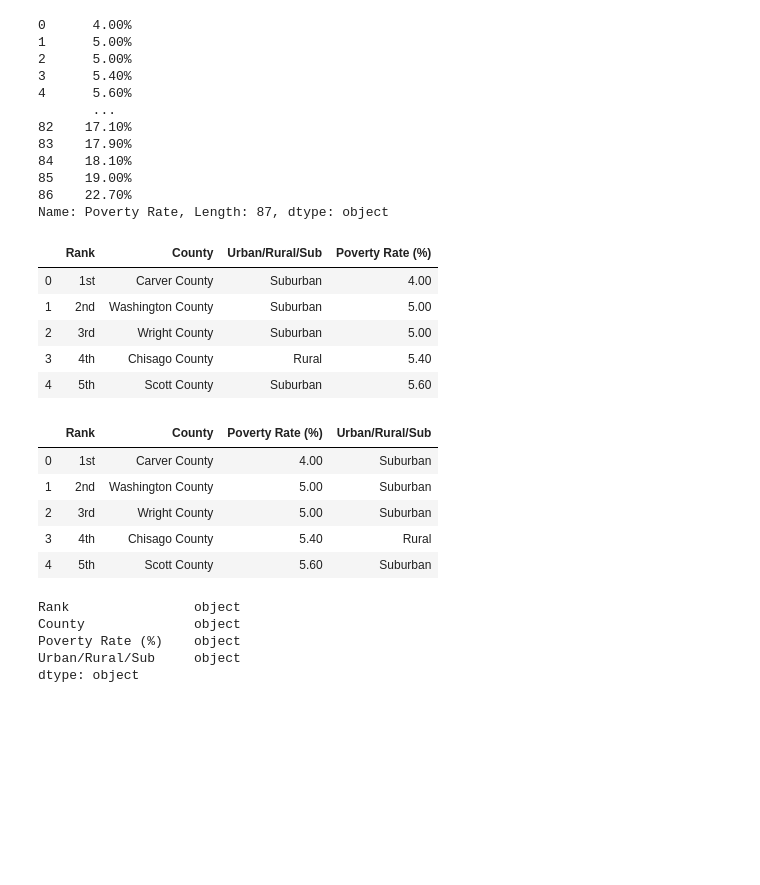
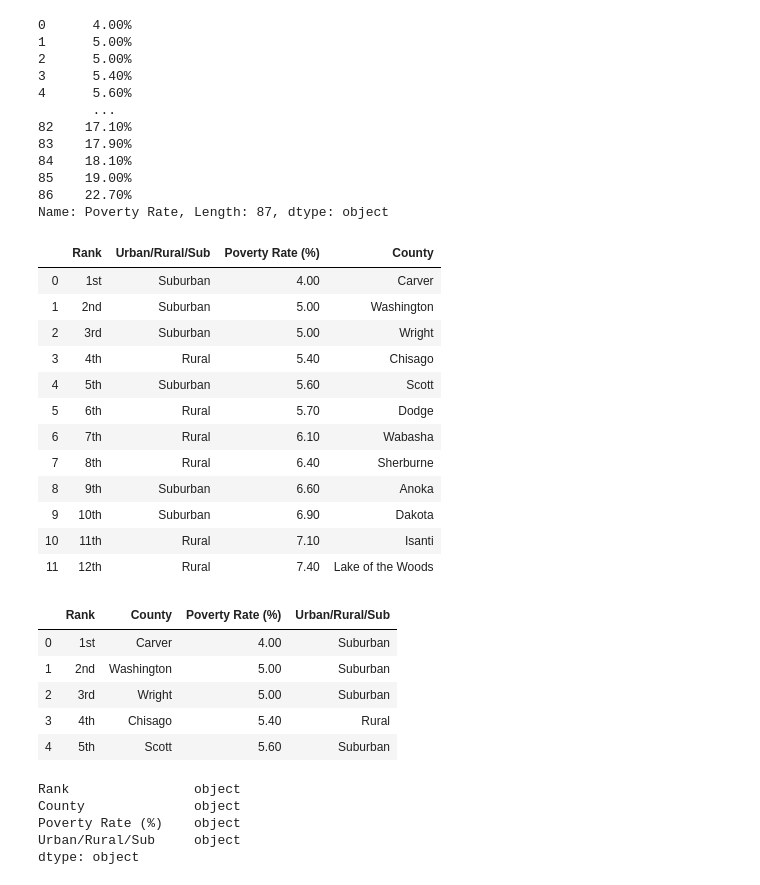
Before and after one commit to bkaczmarczik28/MN-Drinking-Water-Quality, a Jupyter notebook: PovertyByCounty.ipynb, the cells around one changed output. Drawn from its saved outputs; the diff is of its cells as text; code cells hidden in the pictures; blank space fills up the shorter version.

```diff
--- a/PovertyByCounty.ipynb
+++ b/PovertyByCounty.ipynb
@@ -31,33 +31,47 @@ county_pov_df["Poverty Rate"]
 Name: Poverty Rate, Length: 87, dtype: object
 # %%
 pov_rate = []
+county = []
 for i in range(len(county_pov_df)):
     county_pov_int = county_pov_df["Poverty Rate"][i]
+    county_str = county_pov_df["County"][i]
     county_pov_int = county_pov_int.split("%")[0]
+    county_str = county_str.split(" County")[0]
     pov_rate.append(county_pov_int)
+    county.append(county_str)
 # %%
 county_pov_df = county_pov_df.drop(columns=["Poverty Rate"],axis=1)
+# %%
+county_pov_df = county_pov_df.drop(columns=["County"],axis=1)
 # %%
 county_pov_df["Poverty Rate (%)"] = pov_rate
-county_pov_df.head()
+county_pov_df["County"] = county
+county_pov_df.head(12)
 # %% [output]
-|  | Rank | County | Urban/Rural/Sub | Poverty Rate (%) |
-| 0 | 1st | Carver County | Suburban | 4.00 |
-| 1 | 2nd | Washington County | Suburban | 5.00 |
-| 2 | 3rd | Wright County | Suburban | 5.00 |
-| 3 | 4th | Chisago County | Rural | 5.40 |
-| 4 | 5th | Scott County | Suburban | 5.60 |
+|  | Rank | Urban/Rural/Sub | Poverty Rate (%) | County |
+| 0 | 1st | Suburban | 4.00 | Carver |
+| 1 | 2nd | Suburban | 5.00 | Washington |
+| 2 | 3rd | Suburban | 5.00 | Wright |
+| 3 | 4th | Rural | 5.40 | Chisago |
+| 4 | 5th | Suburban | 5.60 | Scott |
+| 5 | 6th | Rural | 5.70 | Dodge |
+| 6 | 7th | Rural | 6.10 | Wabasha |
+| 7 | 8th | Rural | 6.40 | Sherburne |
+| 8 | 9th | Suburban | 6.60 | Anoka |
+| 9 | 10th | Suburban | 6.90 | Dakota |
+| 10 | 11th | Rural | 7.10 | Isanti |
+| 11 | 12th | Rural | 7.40 | Lake of the Woods |
 # %%
 #re-order columns
 county_pov_df = county_pov_df[['Rank','County','Poverty Rate (%)','Urban/Rural/Sub']]
 county_pov_df.head()
 # %% [output]
 |  | Rank | County | Poverty Rate (%) | Urban/Rural/Sub |
-| 0 | 1st | Carver County | 4.00 | Suburban |
-| 1 | 2nd | Washington County | 5.00 | Suburban |
-| 2 | 3rd | Wright County | 5.00 | Suburban |
-| 3 | 4th | Chisago County | 5.40 | Rural |
-| 4 | 5th | Scott County | 5.60 | Suburban |
+| 0 | 1st | Carver | 4.00 | Suburban |
+| 1 | 2nd | Washington | 5.00 | Suburban |
+| 2 | 3rd | Wright | 5.00 | Suburban |
+| 3 | 4th | Chisago | 5.40 | Rural |
+| 4 | 5th | Scott | 5.60 | Suburban |
 # %%
 county_pov_df.dtypes
 # %% [output]
```
Also changed, not shown: parts of 12 cells of this notebook.
